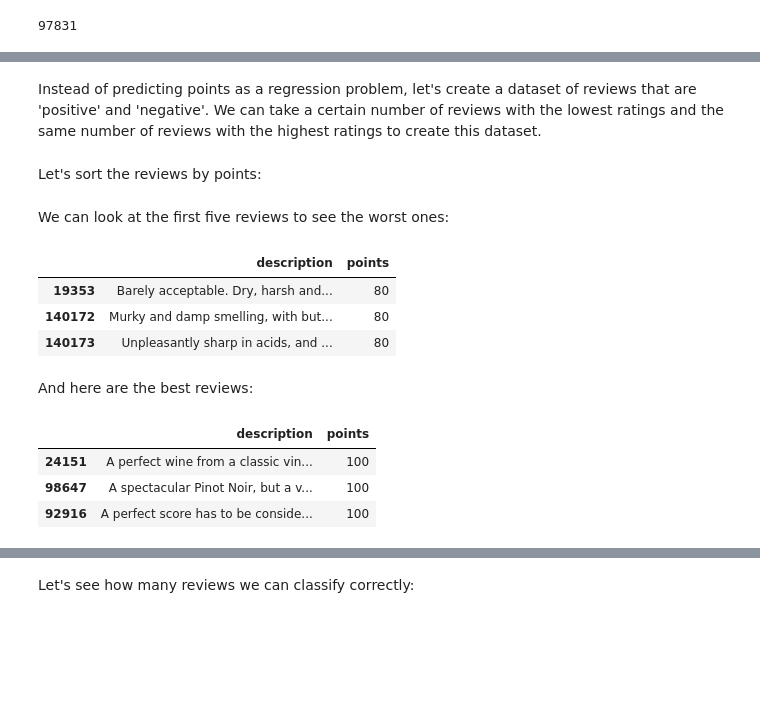
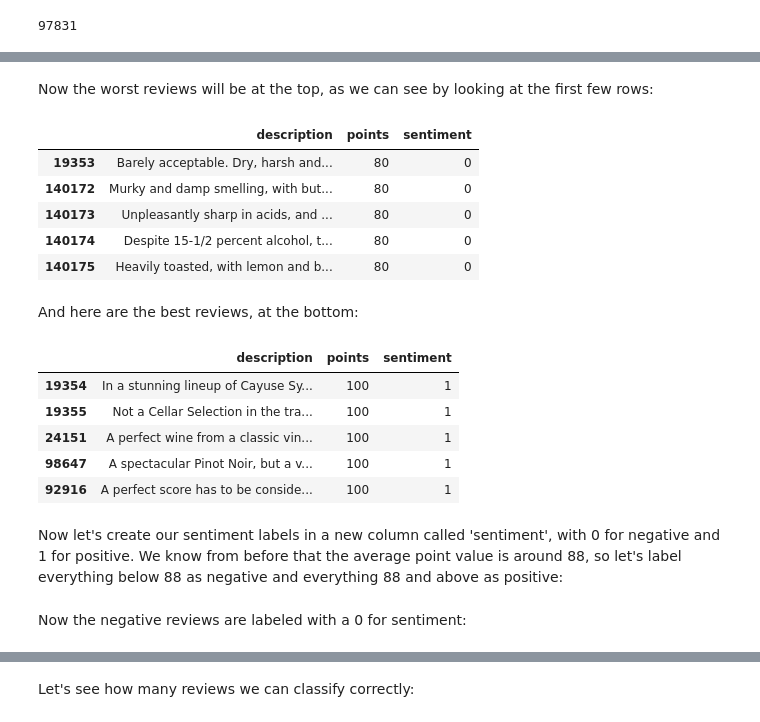
Before and after one commit to joe-bender/wine-sentiment, a Jupyter notebook: walkthrough.ipynb, the cells around one changed output, grey strips where cells are left out. Cells and saved outputs as stored; diff of their text form; code cells hidden in the pictures; blank space fills up the shorter version.

```diff
--- a/walkthrough.ipynb
+++ b/walkthrough.ipynb
@@ -66,24 +107,26 @@ array([[<matplotlib.axes._subplots.AxesSubplot object at 0x...>]],
-# %% [markdown]
-Instead of predicting points as a regression problem, let's create a dataset of reviews that are 'positive' and 'negative'. We can take a certain number of reviews with the lowest ratings and the same number of reviews with the highest ratings to create this dataset.
-# %% [markdown]
-Let's sort the reviews by points:
 # %%
 df = df.sort_values('points')
-# %% [markdown]
-We can look at the first five reviews to see the worst ones:
+# %% [markdown]
+Now the worst reviews will be at the top, as we can see by looking at the first few rows:
 # %%
-df.head(3)
+df.head()
 # %% [output]
-|  | description | points |
-| 19353 | Barely acceptable. Dry, harsh and... | 80 |
-| 140172 | Murky and damp smelling, with but... | 80 |
-| 140173 | Unpleasantly sharp in acids, and ... | 80 |
+|  | description | points | sentiment |
+| 19353 | Barely acceptable. Dry, harsh and... | 80 | 0 |
+| 140172 | Murky and damp smelling, with but... | 80 | 0 |
+| 140173 | Unpleasantly sharp in acids, and ... | 80 | 0 |
+| 140174 | Despite 15-1/2 percent alcohol, t... | 80 | 0 |
+| 140175 | Heavily toasted, with lemon and b... | 80 | 0 |
 # %% [markdown]
-And here are the best reviews:
+And here are the best reviews, at the bottom:
 # %%
-df.tail(3)
+df.tail()
 # %% [output]
-|  | description | points |
-| 24151 | A perfect wine from a classic vin... | 100 |
-| 98647 | A spectacular Pinot Noir, but a v... | 100 |
-| 92916 | A perfect score has to be conside... | 100 |
+|  | description | points | sentiment |
+| 19354 | In a stunning lineup of Cayuse Sy... | 100 | 1 |
+| 19355 | Not a Cellar Selection in the tra... | 100 | 1 |
+| 24151 | A perfect wine from a classic vin... | 100 | 1 |
+| 98647 | A spectacular Pinot Noir, but a v... | 100 | 1 |
+| 92916 | A perfect score has to be conside... | 100 | 1 |
+# %% [markdown]
+Now let's create our sentiment labels in a new column called 'sentiment', with 0 for negative and 1 for positive. We know from before that the average point value is around 88, so let's label everything below 88 as negative and everything 88 and above as positive:
@@ -89,0 +135,2 @@ df.tail(3)
+# %% [markdown]
+Now the negative reviews are labeled with a 0 for sentiment:
```
Also changed, not shown: parts of 158 cells of this notebook.
